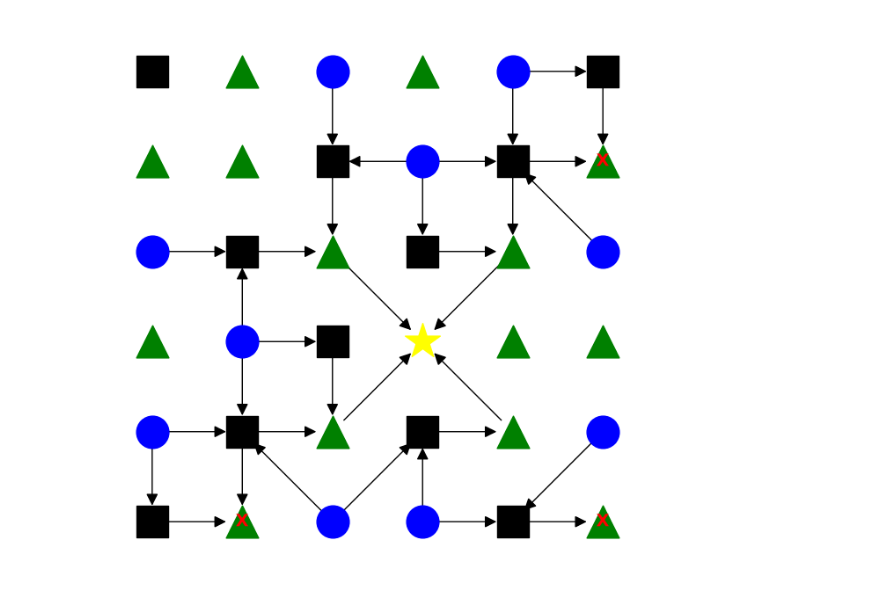
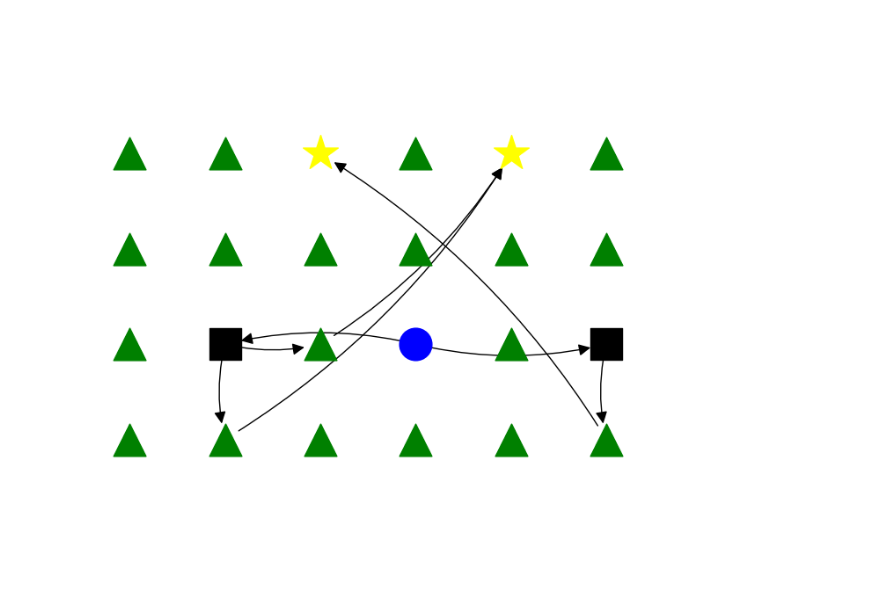
Before and after one commit to Gengo250/learning_graphs, a Jupyter notebook: src/grafos_network/workspace_university/trabalho_1_grafos.ipynb, the cells around one changed output. Drawn from its saved outputs; the diff is of its cells as text; code cells hidden in the pictures.

```diff
--- a/src/grafos_network/workspace_university/trabalho_1_grafos.ipynb
+++ b/src/grafos_network/workspace_university/trabalho_1_grafos.ipynb
@@ -5,12 +6,16 @@ import matplotlib.pyplot as plt
+# %%
+with open('MATRIZ_C.pickle', 'rb') as infile:
+    MATRIZ = pickle.load(infile)
+    MATRIZ = np.array(MATRIZ)
 # %%
-MATRIZ = np.array([
-    [2, 3, 1, 3, 1, 2],
-    [3, 3, 2, 1, 2, 3],
-    [1, 2, 3, 2, 3, 1],
-    [3, 1, 2, 2, 3, 3],
-    [1, 2, 3, 2, 3, 1],
-    [2, 3, 1, 1, 2, 3]
-])
+# MATRIZ = np.array([
+#     [2, 3, 1, 3, 1, 2],
+#     [3, 3, 2, 1, 2, 3],
+#     [1, 2, 3, 2, 3, 1],
+#     [3, 1, 2, 2, 3, 3],
+#     [1, 2, 3, 2, 3, 1],
+#     [2, 3, 1, 1, 2, 3]
+# ])
 
 numberToLetter = {
     1: "C",
@@ -181,7 +224,8 @@ nx.draw_networkx_edges(
     pos,
     arrows=True,
     arrowsize=20,
-    node_size=700
+    node_size=700,
+    connectionstyle="arc3,rad=0.12"
 )
 
 formatos = {
@@ -203,31 +247,31 @@ for tipo, (forma, cor) in formatos.items():
         G,
         pos,
         nodelist=nodes,
         node_shape=forma,
         node_color=cor,
         node_size=700
     )
 
 nx.draw_networkx_nodes(
     G,
     pos,
     nodelist=list(estrelas),
     node_shape="*",
     node_color="yellow",
     node_size=900
 )
 
 nx.draw_networkx_labels(
     G,
     pos,
     labels=labels_x,
     font_color="red",
     font_size=14,
     font_weight="bold"
 )
 
 plt.axis("off")
 plt.axis("equal")
 plt.show()
 # %% [output]
-[figure, old version]
+[figure, new version]
```
Also changed, not shown: parts of 3 cells of this notebook, 3 other files.
